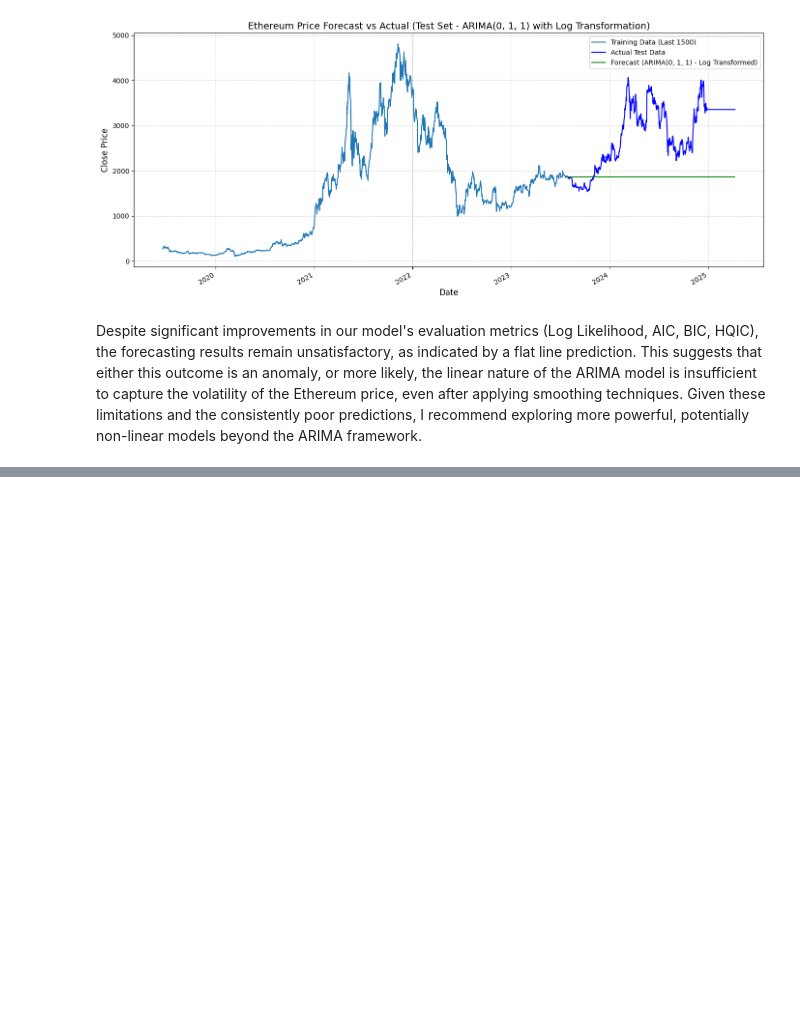
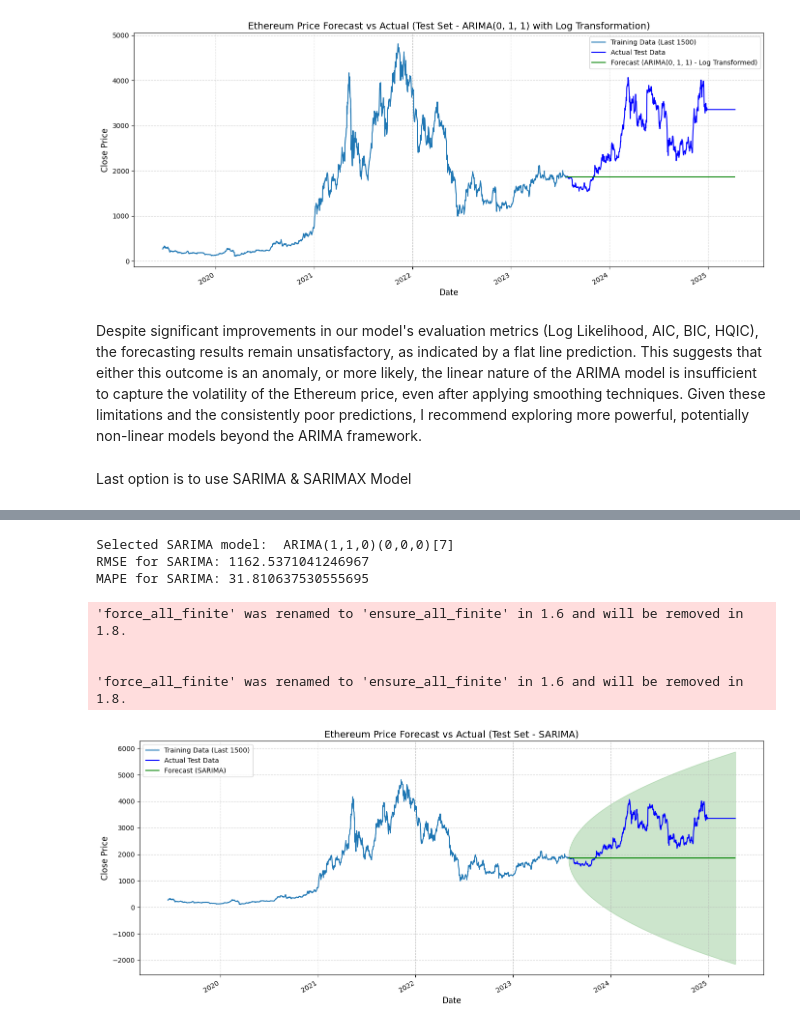
Before and after one commit to PatheticUser/ARIMA, a Jupyter notebook: main.ipynb, the cells around one changed output, grey strips where cells are left out. Cells and saved outputs as stored; diff of their text form; code cells hidden in the pictures; blank space fills up the shorter version.

Commit message:
tried SARIMA & SARIMA-X

```diff
--- a/main.ipynb
+++ b/main.ipynb
@@ -592,3 +598,71 @@ MAPE for ARIMA(0, 1, 1) with log transformation: 31.81326484616494
 [figure]
 # %% [markdown]
 Despite significant improvements in our model's evaluation metrics (Log Likelihood, AIC, BIC, HQIC), the forecasting results remain unsatisfactory, as indicated by a flat line prediction. This suggests that either this outcome is an anomaly, or more likely, the linear nature of the ARIMA model is insufficient to capture the volatility of the Ethereum price, even after applying smoothing techniques. Given these limitations and the consistently poor predictions, I recommend exploring more powerful, potentially non-linear models beyond the ARIMA framework.
+# %% [markdown]
+Last option is to use SARIMA & SARIMAX Model
+# %%
+import pmdarima as pm
+import pandas as pd
+import matplotlib.pyplot as plt
+import matplotlib.dates as mdates
+from sklearn.metrics import mean_squared_error
+import numpy as np
+
+# Assuming train_data and merged_test_data are already loaded and processed
+# Make sure train_data has a proper datetime index and 'Close' column
+
+# Select the last 1500 data points for training
+train_df_subset = train_data['Close'][-1500:].to_frame()
+
+# Fit the auto_arima model with seasonal=True
+model_sarima = pm.auto_arima(
+    train_df_subset['Close'],
+    seasonal=True,
+    m=7,
+    stepwise=True,
+    suppress_warnings=True,
+    error_action='ignore',
+    max_p=5, max_d=2, max_q=5,
+    max_P=3, max_D=1, max_Q=3,
+)
+
+print(f"Selected SARIMA model: {model_sarima}")
+
+# Forecast on the test set
+n_periods = len(merged_test_data)
+forecast, conf_int = model_sarima.predict(n_periods=n_periods, return_conf_int=True)
+
+# Create a pandas Series for the forecast
+forecast_index = merged_test_data.index
+forecast_series = pd.Series(forecast, index=forecast_index)
+
+# Calculate Root Mean Squared Error (RMSE)
+rmse = np.sqrt(mean_squared_error(merged_test_data['Close'], forecast))
+print(f'RMSE for SARIMA: {rmse}')
+
+# Calculate Mean Absolute Percentage Error (MAPE)
+def calculate_mape(y_true, y_pred):
+    y_true, y_pred = np.array(y_true), np.array(y_pred)
+    return np.mean(np.abs((y_true - y_pred) / y_true)) * 100
+
+mape = calculate_mape(merged_test_data['Close'], forecast)
+print(f'MAPE for SARIMA: {mape}')
+
+# Optional: Plotting the actual vs forecasted values
+plt.figure(figsize=(14, 6))
+plt.plot(train_df_subset.index, train_df_subset['Close'], label='Training Data (Last 1500)')
+plt.plot(merged_test_data.index, merged_test_data['Close'], label='Actual Test Data', color='blue')
+plt.plot(forecast_series.index, forecast_series, label='Forecast (SARIMA)', color='green')
+plt.fill_between(forecast_series.index, conf_int[:, 0], conf_int[:, 1], color='green', alpha=0.2)
+
+plt.gca().xaxis.set_major_formatter(mdates.DateFormatter('%Y'))
+plt.gca().xaxis.set_major_locator(mdates.YearLocator())
+plt.grid(True, linestyle='--', alpha=0.6)
+plt.xlabel('Date', fontsize=12)
+plt.ylabel('Close Price', fontsize=12)
+plt.title('Ethereum Price Forecast vs Actual (Test Set - SARIMA)', fontsize=14)
+plt.gcf().autofmt_xdate()
+plt.legend()
+plt.tight_layout()
+plt.show()
+# %% [output]
@@ -594,0 +686,8 @@ Despite significant improvements in our model's evaluation metrics (Log Likeliho
+Selected SARIMA model:  ARIMA(1,1,0)(0,0,0)[7]
+RMSE for SARIMA: 1162.5371041246967
+MAPE for SARIMA: 31.810637530555695
+'force_all_finite' was renamed to 'ensure_all_finite' in 1.6 and will be removed in 1.8.
+
+
+'force_all_finite' was renamed to 'ensure_all_finite' in 1.6 and will be removed in 1.8.
+[figure, added]
```
Also changed, not shown: parts of 7 cells of this notebook.
